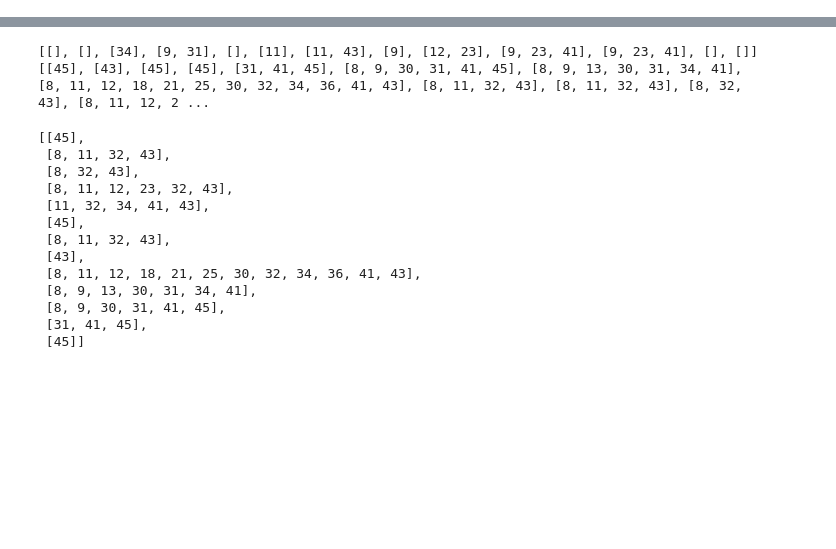
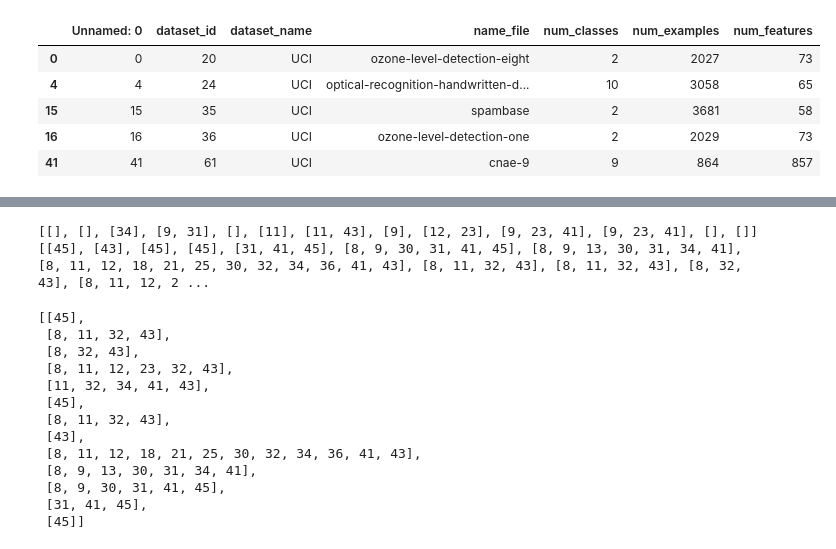
Before and after one commit to kimvc7/Robustness, a Jupyter notebook: notebooks/UCI.ipynb, the cells around one changed output, grey strips where cells are left out. Saved outputs shown, nothing was run; the diff lists cells and outputs as text; code cells hidden in the pictures; blank space fills up the shorter version.

```diff
--- a/notebooks/UCI.ipynb
+++ b/notebooks/UCI.ipynb
@@ -42,0 +43,9 @@ name_attacks = ["linf_pgd","l2_pgd", "linf_fgsm", "l2_fgm"]
+# %%
+df[(df.num_features>50) & (df.num_examples > 500)]
+# %% [output]
+|  | Unnamed: 0 | dataset_id | dataset_name | name_file | num_classes | num_examples | num_features |
+| 0 | 0 | 20 | UCI | ozone-level-detection-eight | 2 | 2027 | 73 |
+| 4 | 4 | 24 | UCI | optical-recognition-handwritten-d... | 10 | 3058 | 65 |
+| 15 | 15 | 35 | UCI | spambase | 2 | 3681 | 58 |
+| 16 | 16 | 36 | UCI | ozone-level-detection-one | 2 | 2029 | 73 |
+| 41 | 41 | 61 | UCI | cnae-9 | 9 | 864 | 857 |
```
Also changed, not shown: parts of 16 cells of this notebook, 25 other files.
